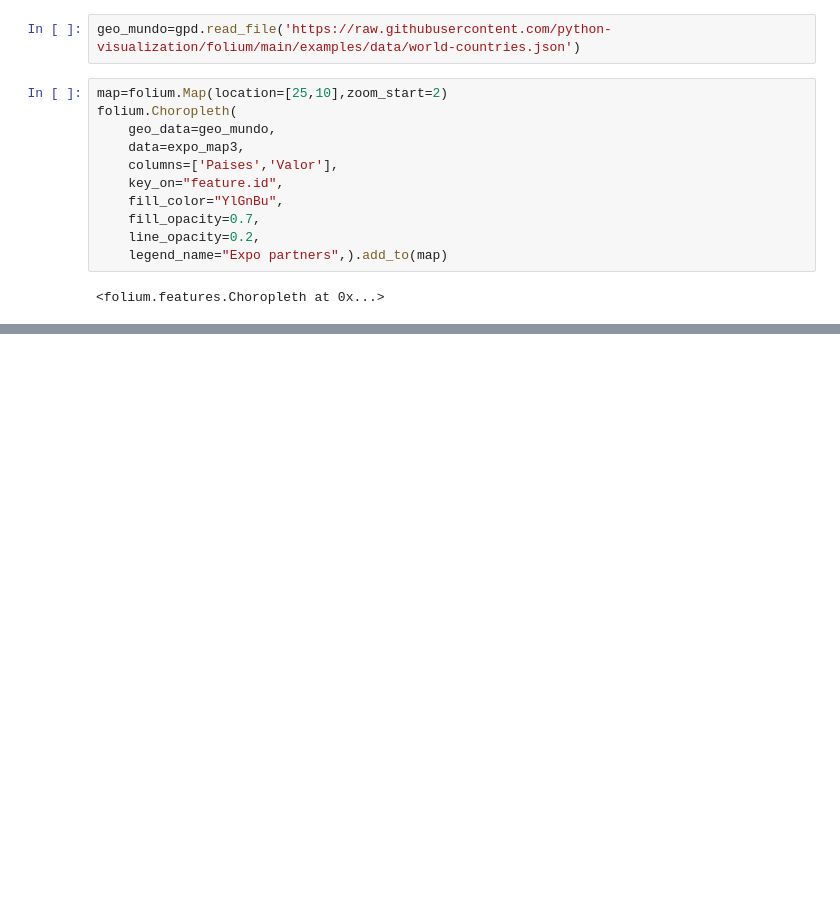
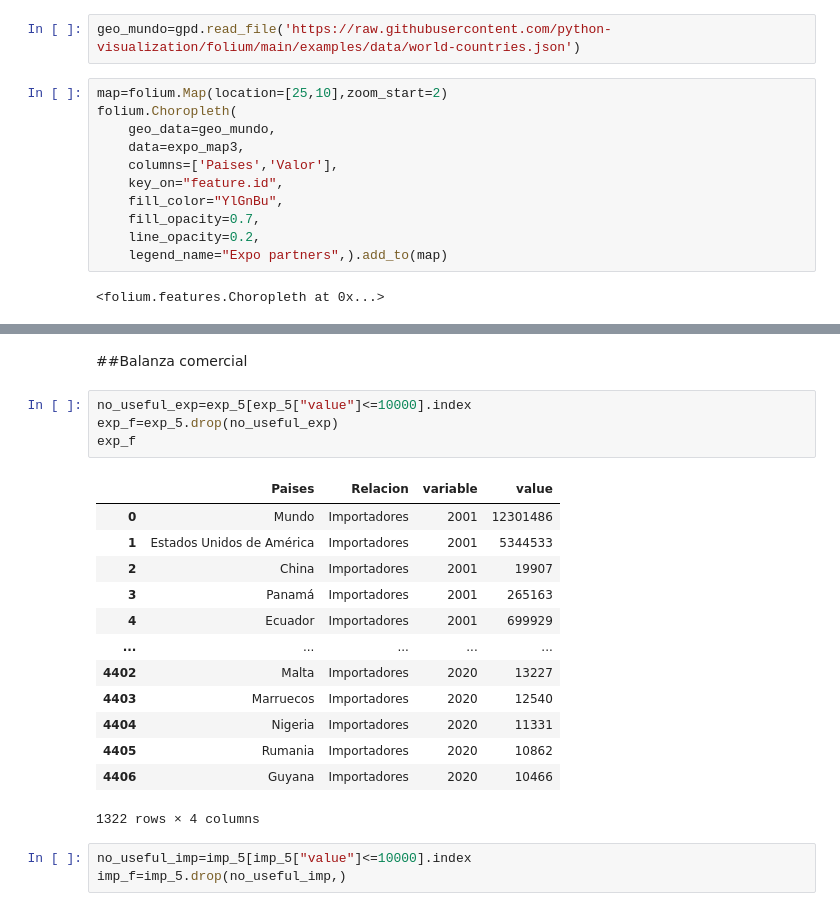
Before and after one commit to LuchoValr/Semillero, a Jupyter notebook: Proyecto_semillero_Avance1.ipynb, the cells around one changed output, grey strips where cells are left out. Cells and saved outputs as stored; diff of their text form; blank space fills up the shorter version.

```diff
--- a/Proyecto_semillero_Avance1.ipynb
+++ b/Proyecto_semillero_Avance1.ipynb
@@ -318,3 +305,26 @@ folium.Choropleth(
 map
 # %% [output]
 [interactive output not drawn]
+# %% [markdown]
+##Balanza comercial
+# %%
+no_useful_exp=exp_5[exp_5["value"]<=10000].index
+exp_f=exp_5.drop(no_useful_exp)
+exp_f
+# %% [output]
+|  | Paises | Relacion | variable | value |
+| 0 | Mundo | Importadores | 2001 | 12301486 |
+| 1 | Estados Unidos de América | Importadores | 2001 | 5344533 |
+| 2 | China | Importadores | 2001 | 19907 |
+| 3 | Panamá | Importadores | 2001 | 265163 |
+| 4 | Ecuador | Importadores | 2001 | 699929 |
+| ... | ... | ... | ... | ... |
+| 4402 | Malta | Importadores | 2020 | 13227 |
+| 4403 | Marruecos | Importadores | 2020 | 12540 |
+| 4404 | Nigeria | Importadores | 2020 | 11331 |
+| 4405 | Rumania | Importadores | 2020 | 10862 |
+| 4406 | Guyana | Importadores | 2020 | 10466 |
+1322 rows × 4 columns
+# %%
+no_useful_imp=imp_5[imp_5["value"]<=10000].index
+imp_f=imp_5.drop(no_useful_imp,)
```
Also changed, not shown: parts of 5 cells of this notebook.
